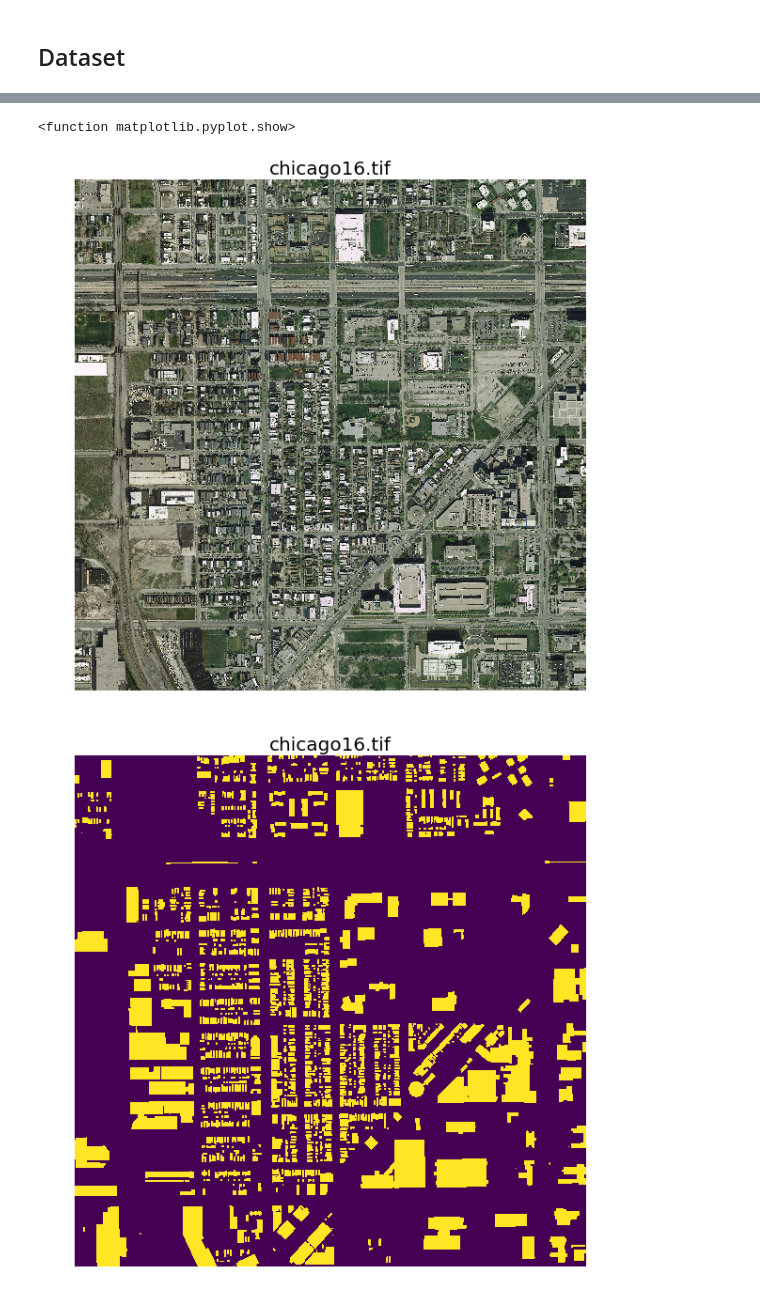
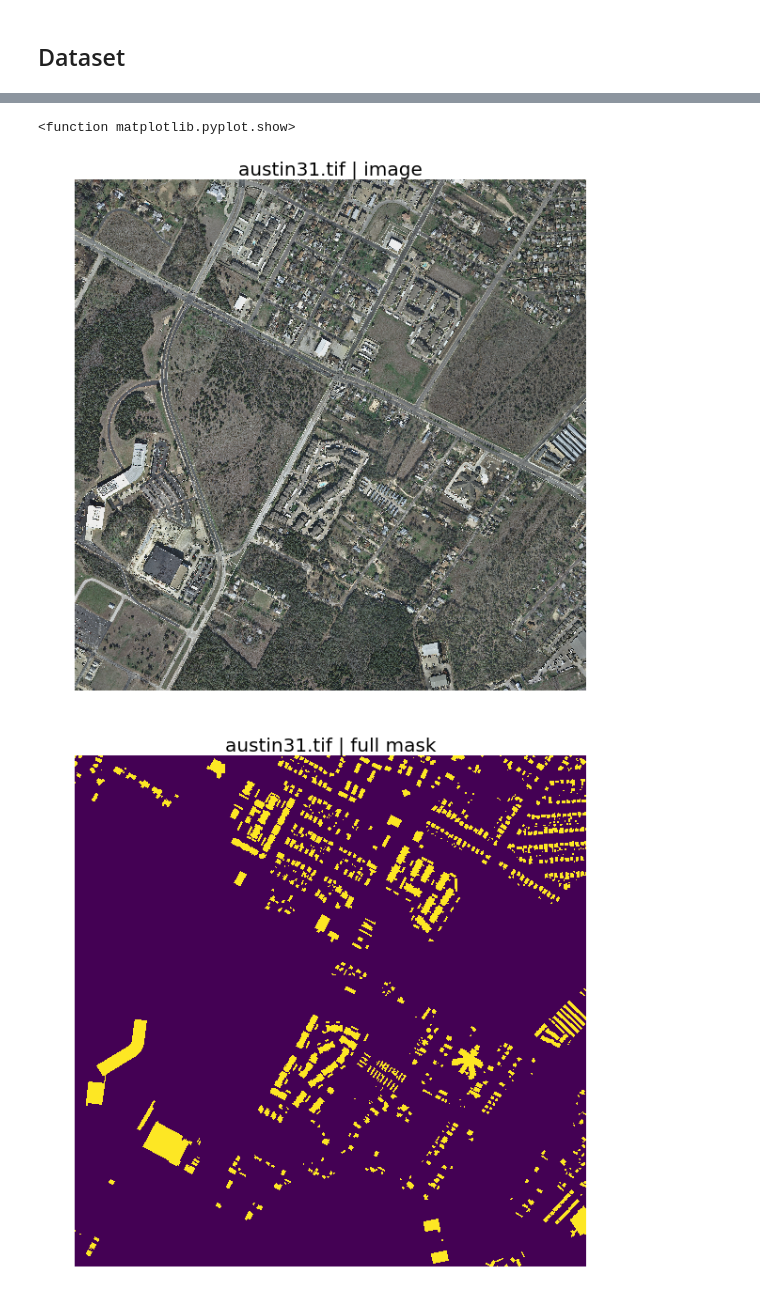
Before and after one commit to sohleyer/roof_segmentation, a Jupyter notebook: mask_rcnn/inspect_data.ipynb, the cells around one changed output, grey strips where cells are left out. Drawn from its saved outputs; the diff is of its cells as text; code cells hidden in the pictures.

Commit message:
mask rcnn inspect data for my dataset

```diff
--- a/mask_rcnn/inspect_data.ipynb
+++ b/mask_rcnn/inspect_data.ipynb
@@ -79,23 +63,30 @@ dataset.image_ids
 # %%
 #Load a test image
-image_test = np.random.choice(dataset.image_ids, 1)[0]
-image = dataset.load_image(image_test)
-mask = dataset.load_mask(image_test)
+image_id = np.random.choice(dataset.image_ids)
+image_name = dataset.image_info[image_id]['image_name']
+image = dataset.load_image(image_id)
+(instance_labels, instance_idx), class_ids, full_mask = dataset.load_mask(image_id)
 # %%
 import imageio
 
 plt.figure(figsize=(10,10))
 plt.imshow( image )
 plt.axis('off')
-plt.title(image_test, fontsize=20)
+plt.title(image_name + ' | image', fontsize=20)
 plt.show
 
 plt.figure(figsize=(10,10))
-plt.imshow( mask )
+plt.imshow( full_mask )
 plt.axis('off')
-plt.title(image_test, fontsize=20)
+plt.title(image_name + ' | full mask', fontsize=20)
 plt.show
+
+plt.figure(figsize=(10,10))
+plt.imshow( instance_labels)
+plt.axis('off')
+plt.title(image_name + ' | soft mask', fontsize=20)
+plt.show
 # %% [output]
 <function matplotlib.pyplot.show>
-[figure, old version]
+[figure, new version]
-[figure, old version]
+[figure, new version]
```
Also changed, not shown: parts of 18 cells of this notebook, 6 other files.
